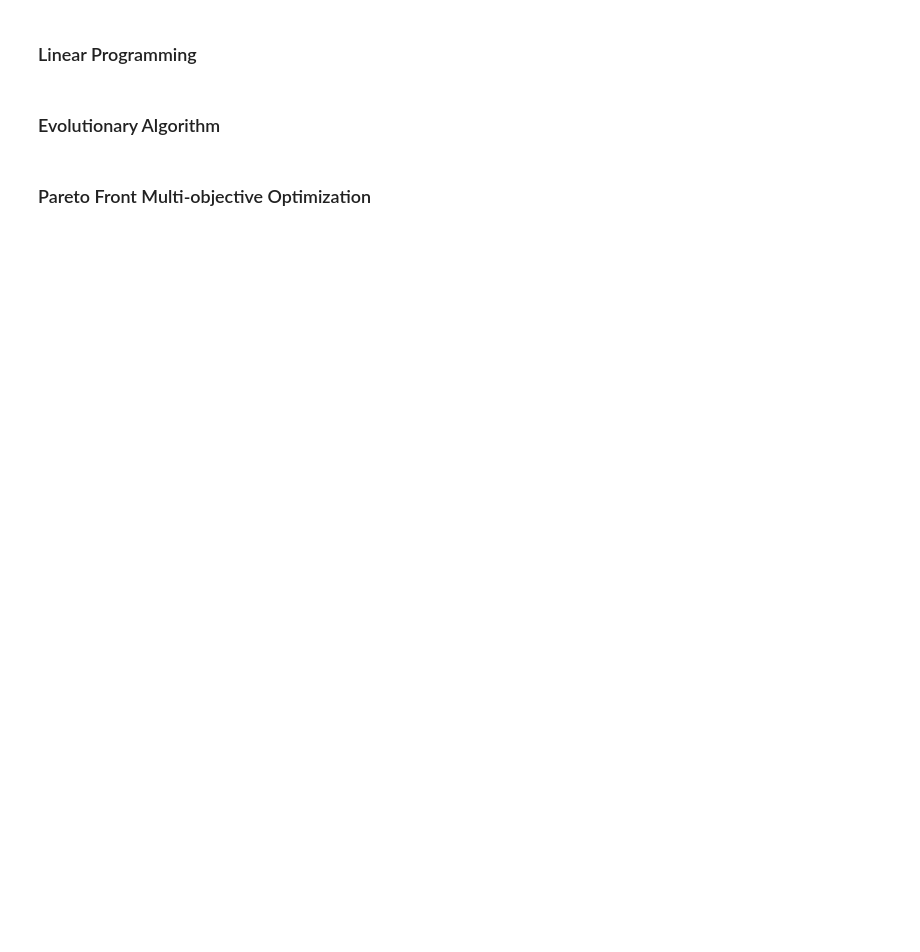
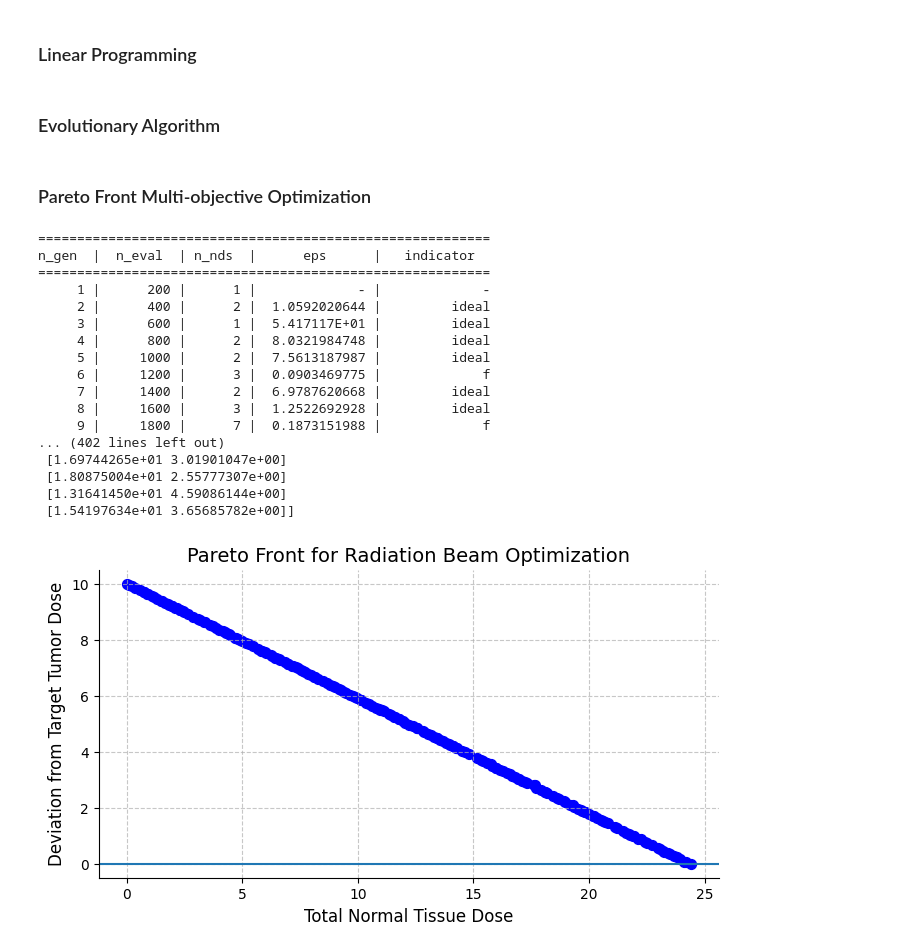
Before and after one commit to Kevin-Xue01/BME-411-Final-Project, a Jupyter notebook: kevin.ipynb, the cells around one changed output. Drawn from its saved outputs; the diff is of its cells as text; code cells hidden in the pictures; blank space fills up the shorter version.

Commit message:
plot changes - pareto

```diff
--- a/kevin.ipynb
+++ b/kevin.ipynb
@@ -372,32 +383,53 @@ def solve_beam_optimization_pareto(
 # tumor_voxels and normal_voxels: indices of tumor and normal tissue voxels
 res = solve_beam_optimization_pareto(
     intensity_matrix=intensity_matrix,
     tumor_voxels=tumor_voxels,
     normal_voxels=normal_voxels
 )
 
 # Extract results
 pareto_front = res.F  # Objective values for Pareto-optimal solutions
 pareto_solutions = res.X  # Corresponding decision variable values (beam weights)
 
 # Extract Pareto-optimal solutions
 pareto_weights = res.X  # Beam weights
 pareto_objectives = res.F  # Corresponding objective values
 
 # Display the Pareto front
 print("Pareto-optimal solutions (weights):")
 print(pareto_weights)
 print("Pareto front (objective values):")
 print(pareto_objectives)
 
 # Plot Pareto front
 import matplotlib.pyplot as plt
 
-plt.figure(figsize=(8, 6))
+plt.figure(figsize=(8, 4))
 plt.scatter(pareto_objectives[:, 0], pareto_objectives[:, 1], c="blue", label="Pareto front", s=50)
 plt.xlabel("Total Normal Tissue Dose", fontsize=12)
 plt.ylabel("Deviation from Target Tumor Dose", fontsize=12)
 plt.title("Pareto Front for Radiation Beam Optimization", fontsize=14)
-plt.legend(fontsize=10)
+plt.axhline(0)
+plt.gca().spines["top"].set_visible(False)
+plt.gca().spines["right"].set_visible(False)
 plt.grid(True, linestyle="--", alpha=0.7)
 plt.show()
+# %% [output]
+==========================================================
+n_gen  |  n_eval  | n_nds  |      eps      |   indicator
+==========================================================
+     1 |      200 |      1 |             - |             -
+     2 |      400 |      2 |  1.0592020644 |         ideal
+     3 |      600 |      1 |  5.417117E+01 |         ideal
+     4 |      800 |      2 |  8.0321984748 |         ideal
+     5 |     1000 |      2 |  7.5613187987 |         ideal
+     6 |     1200 |      3 |  0.0903469775 |             f
+     7 |     1400 |      2 |  6.9787620668 |         ideal
+     8 |     1600 |      3 |  1.2522692928 |         ideal
+     9 |     1800 |      7 |  0.1873151988 |             f
+... (402 lines left out)
+ [1.69744265e+01 3.01901047e+00]
+ [1.80875004e+01 2.55777307e+00]
+ [1.31641450e+01 4.59086144e+00]
+ [1.54197634e+01 3.65685782e+00]]
+[figure, added]
```
Also changed, not shown: parts of 1 cell of this notebook.
